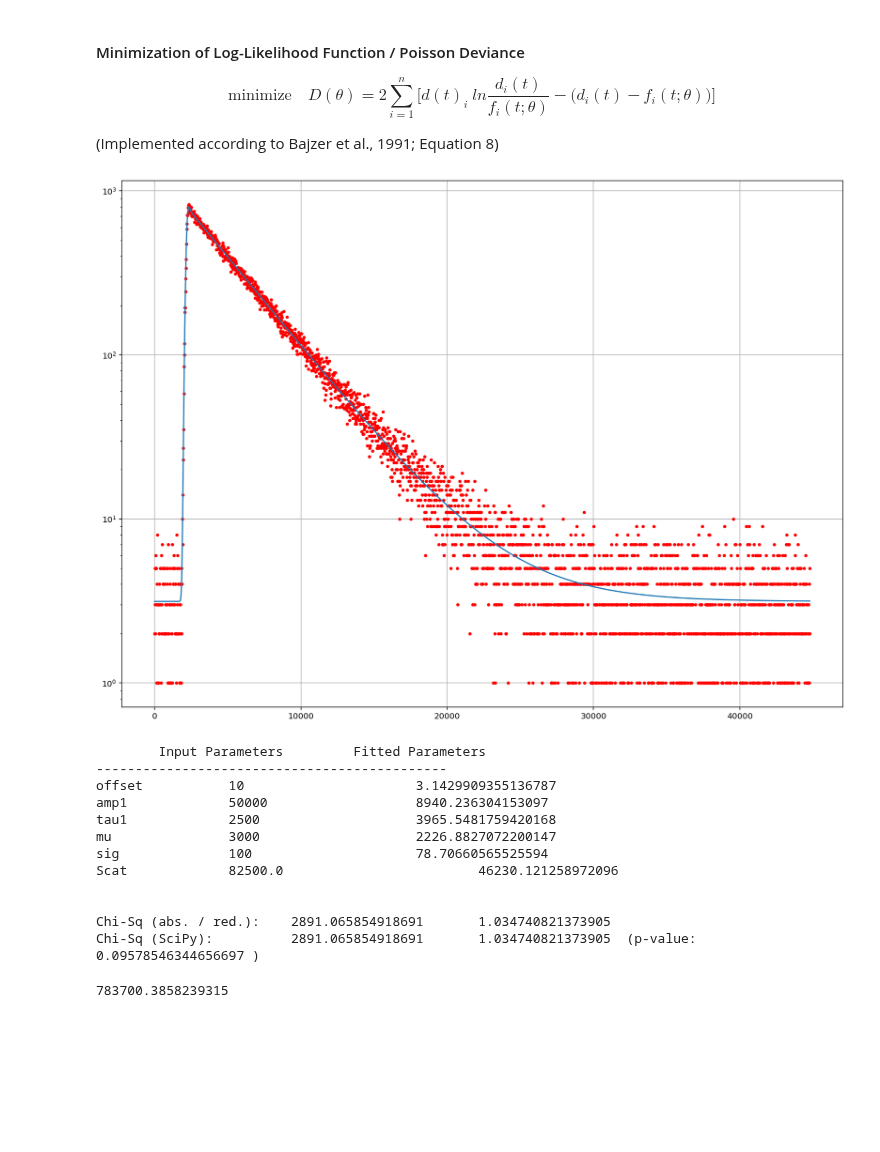
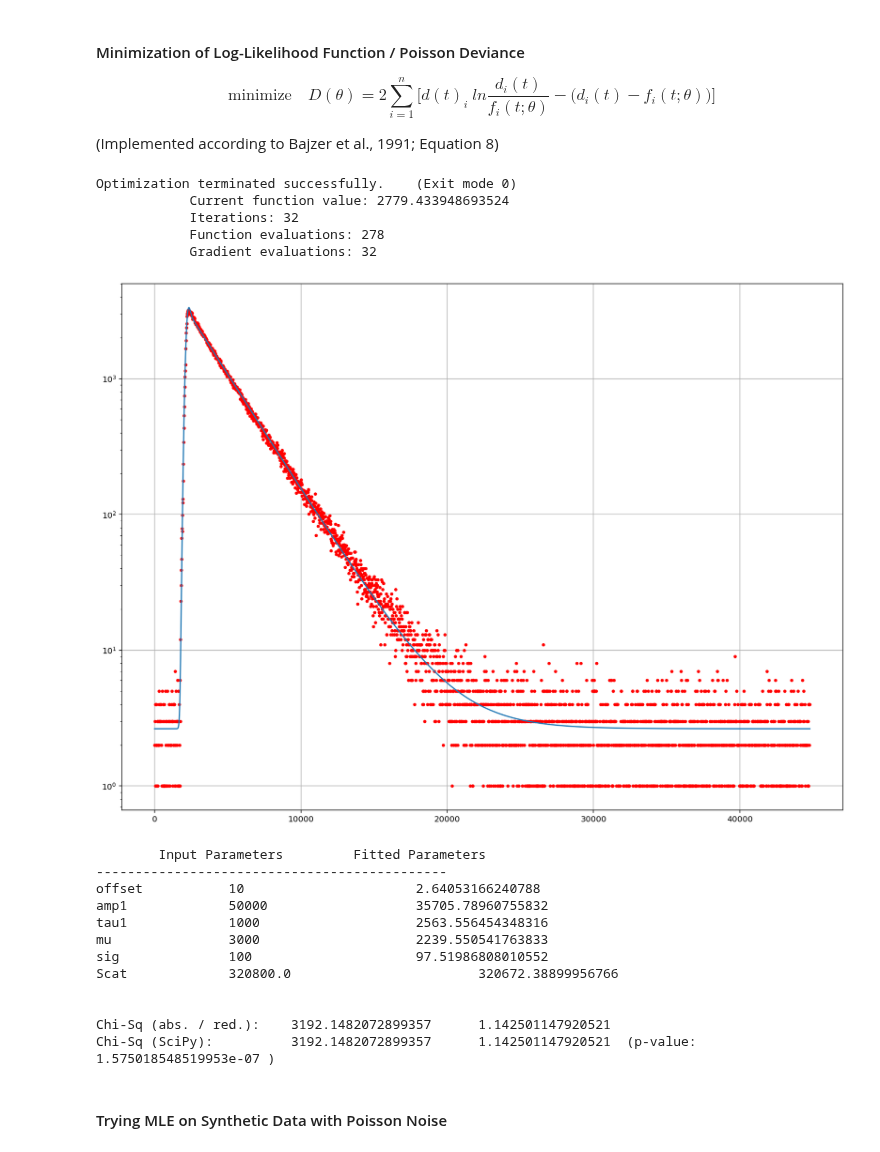
Before and after one commit to Tomkaehst/PhasorFLIM, a Jupyter notebook: notebooks/FLIM Fitting Donor-Acceptor Model.ipynb, the cells around one changed output. Drawn from its saved outputs; the diff is of its cells as text; code cells hidden in the pictures; blank space fills up the shorter version.

```diff
--- a/notebooks/FLIM Fitting Donor-Acceptor Model.ipynb
+++ b/notebooks/FLIM Fitting Donor-Acceptor Model.ipynb
@@ -180,8 +180,8 @@ sim_params = np.array((
     750, # A(0)
     0.1, # A*(0)
     2500, #kf_D in ps
-    3000, #k_r in ps
-    1400, #kf_A in ps
+    50000, #k_r in ps
+    3000, #kf_A in ps
     150, #sigma in ps
     5000, #mu in ps
     2, #offset in y
@@ -845,7 +845,8 @@ def minimization_least_squares(para_est, t, data, weighted = False):
 
 
 # Loading fluoresceine decay
-fluoresceine_raw = readPTU('../notebooks/data/Fluoresceine_DilutionSereis_100nM_1/Fluoresceine_DilutionSereis_100nM_1_1.ptu')
+fluoresceine_raw = readPTU('../notebooks/data/Fluoresceine_DilutionSereis_10nM_4/Fluoresceine_DilutionSereis_10nM_4_1.ptu')
+fluoresceine_raw = readPTU('../notebooks/data/191221_MicroscopeBenchmark_with_FPs.sptw/TCSPC_Benchmark_EGFP_wNF488_1/TCSPC_Benchmark_EGFP_wNF488_1_1.ptu')
 fluoresceine_c1, fluoresceine_c1_intImg = buildFLIMArray(fluoresceine_raw[0],
                                     channel = 0,
                                     linesinfile = fluoresceine_raw[1]['LinesInFile'],
@@ -865,6 +866,6 @@ tAxis = np.linspace(0, tEnd, numBins)[0:2800]
 print(tAxis.shape, fluoresceine_c1_sumDecay.shape)
 
 plt.plot(tAxis, fluoresceine_c1_sumDecay)
-plt.yscale('linear')
+plt.yscale('log')
 plt.show()
 # %% [output]
@@ -1076,7 +1081,7 @@ def minimize_PoissonDeviance(para_est, t, data):
 para_start = (
     10, # offset
     50000, # Amplitude 1
-    2500, # tau 1
+    1000, # tau 1
     3000, # Laser mu / shift
     100, # Laser sigma
     max(fluoresceine_c1_sumDecay)*100 # Scatter
@@ -1106,46 +1111,55 @@ para_opt = optimize.minimize(
     para_start,
     args = (tAxis, fluoresceine_c1_sumDecay),
     method = 'SLSQP',
-    bounds = para_bounds
+    bounds = para_bounds,
+    options = {
+        'maxiter': 1000,
+        'disp': True
+    }
 )
 
 
 fitted_curve = convolutedDecay(tAxis, *para_opt['x'], True)
 
 plt.plot(tAxis, fluoresceine_c1_sumDecay, 'r.')
 plt.plot(tAxis, fitted_curve)
 plt.yscale('log')
 plt.grid()
 #plt.savefig('../notebooks/monoFit.pdf', format = 'pdf')
 plt.show()
 
 print("\tInput Parameters\t Fitted Parameters")
 print("---------------------------------------------")
 for i in range(0, len(para_names)):
     print(para_names[i],"\t\t", para_start[i], "\t\t\t", para_opt['x'][i])
 
 
 # Chi-Squared
 chisq = np.sum(((fluoresceine_c1_sumDecay - fitted_curve)**2)/fitted_curve)
 chisq_scipy = stats.chisquare(fluoresceine_c1_sumDecay, fitted_curve, len(para_start))
 
 chisq_red = chisq/(len(fluoresceine_c1_sumDecay) - len(para_start))
 df = len(fluoresceine_c1_sumDecay) - len(para_start)
 
 print("\n")
 print("Chi-Sq (abs. / red.):\t", chisq, "\t", chisq_red)
 print("Chi-Sq (SciPy):\t\t", chisq_scipy[0], "\t", chisq_scipy[0]/df, " (p-value:", chisq_scipy[1], ")\n")
 # %% [output]
+Optimization terminated successfully.    (Exit mode 0)
+            Current function value: 2779.433948693524
+            Iterations: 32
+            Function evaluations: 278
+            Gradient evaluations: 32
-[figure, old version]
+[figure, new version]
-        Input Parameters         Fitted Parameters
----------------------------------------------
-offset           10                      3.1429909355136787
-amp1             50000                   8940.236304153097
-tau1             2500                    3965.5481759420168
-mu               3000                    2226.8827072200147
-sig              100                     78.70660565525594
-Scat             82500.0                         46230.121258972096
-
-
-Chi-Sq (abs. / red.):    2891.065854918691       1.034740821373905
-Chi-Sq (SciPy):          2891.065854918691       1.034740821373905  (p-value: 0.09578546344656697 )
+        Input Parameters         Fitted Parameters
+---------------------------------------------
+offset           10                      2.64053166240788
+amp1             50000                   35705.78960755832
+tau1             1000                    2563.556454348316
+mu               3000                    2239.550541763833
+sig              100                     97.51986808010552
+Scat             320800.0                        320672.38899956766
+
+
+Chi-Sq (abs. / red.):    3192.1482072899357      1.142501147920521
+Chi-Sq (SciPy):          3192.1482072899357      1.142501147920521  (p-value: 1.575018548519953e-07 )
@@ -1155,4 +1166,2 @@ deviance = 2 * (fluoresceine_c1_sumDecay * np.log(fluoresceine_c1_sumDecay / fit
-# %%
-print(np.nansum(deviance))
-# %% [output]
-783700.3858239315
+# %% [markdown]
+#### Trying MLE on Synthetic Data with Poisson Noise
```
Also changed, not shown: parts of 11 cells of this notebook, 1 other file.
